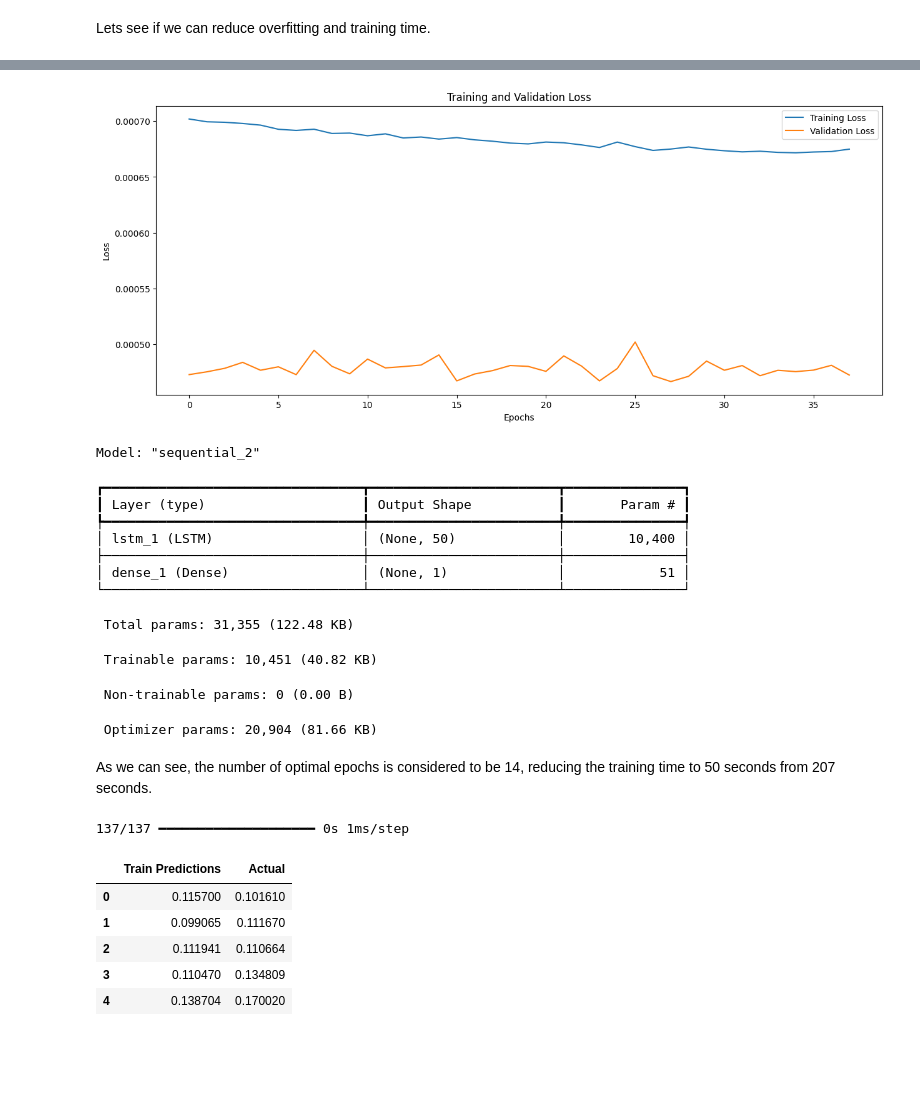
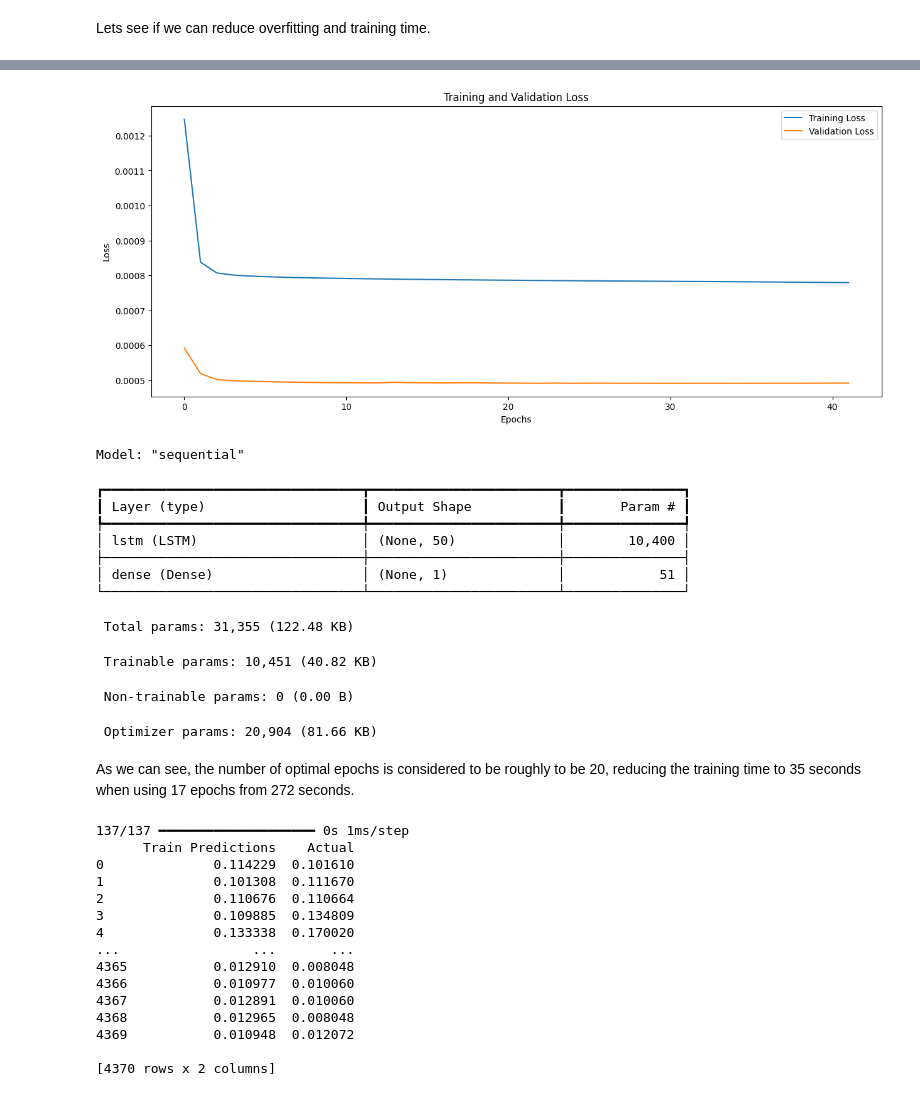
Before and after one commit to djjjones6/Group_Assessment_2, a Jupyter notebook: imran_v/LSTM_model.ipynb, the cells around one changed output, grey strips where cells are left out. Drawn from its saved outputs; the diff is of its cells as text; code cells hidden in the pictures; blank space fills up the shorter version.

Commit message:
updated model

```diff
--- a/imran_v/LSTM_model.ipynb
+++ b/imran_v/LSTM_model.ipynb
@@ -38,15 +38,13 @@ df.wnd_dir = df.wnd_dir.map(mapping)
 I will now scale the data and split into training and test data. We have decided on using a 90% split of data, and as it is time series data we will use the first 90% as training and last 10% as test.
 # %%
 df_scaled=df.copy()
-
 scaler = MinMaxScaler()
 
 df_scaled['date'] = pd.to_datetime(df_scaled['date'])
 
 df_scaled.set_index('date', inplace=True)
 
-columns = (['pollution', 'dew', 'temp', 'press', "wnd_dir", 'wnd_spd',
-       'snow', 'rain'])
+columns = (['pollution'])
 
 df_scaled = df_scaled[columns]
 df_scaled[columns] = scaler.fit_transform(df_scaled[columns])
@@ -64,3 +61,0 @@ df_scaled.head()
-# %%
-df_scaled=df_scaled['pollution'] #drop all columns for univariate apart from pollution and date
-df_scaled.head()
@@ -92,8 +79,8 @@ def create_sequences(data, sequence_length):
     sequences = []
     labels = []
     for i in range(len(data) - sequence_length):
-        sequences.append(data[i:i+sequence_length])  # Sequence of pollution values
-        labels.append(data[i+sequence_length])  # Next time step's pollution value (target)
+        sequences.append(data.iloc[i:i+sequence_length].values)  # Sequence of pollution values
+        labels.append(data.iloc[i + sequence_length])  # Next time step's pollution value (target)
     return np.array(sequences), np.array(labels)
 
 X_train, y_train = create_sequences(train_data, 10)
@@ -122,28 +111,28 @@ This is due to looking at the hardware requirements for using GPUs on tensorflow
 # %%
+# Set random seed for reproducibility, same seed used in mulitvariate LSTM for comparison
+tf.random.set_seed(7)
+
+
 model = Sequential()
-model.add(LSTM(units=50, return_sequences=False, input_shape=(X_train.shape[1], 1)))
+model.add(Input(shape=(X_train.shape[1], 1)))
+model.add(LSTM(units=50, return_sequences=False))
 model.add(Dense(1))
 
-# Compile the model
 model.compile(optimizer='adam', loss='mean_squared_error', metrics=[RootMeanSquaredError()])
 
-cpu_usage_before = psutil.cpu_percent(interval=1)
-print(f"CPU Usage Before Training: {cpu_usage_before}%")
+initial_weights = model.get_weights()
 
-start_time = time.time() #time taken for model to run
+start_time = time.time()
 
+# Train the model
 history = model.fit(
     X_train, y_train,
     epochs=100,
     batch_size=64,
-    validation_data=(X_test, y_test))
+    validation_data=(X_test, y_test)
+)
 
-cpu_usage_after = psutil.cpu_percent(interval=1)
-print(f"CPU Usage After Training: {cpu_usage_after}%")
-
-cpu_load_during_training = psutil.cpu_percent(interval=1)
-print(f"CPU Load During Training: {cpu_load_during_training}%")
-
+# Output the training time
 print("Training Time: ", time.time() - start_time)
 
 # Plot training and validation loss over epochs
@@ -179,6 +168,8 @@ Training Time:  272.5655748844147
 # %% [markdown]
 Lets see if we can reduce overfitting and training time.
 # %%
+model.set_weights(initial_weights)
+
 early_stopping = EarlyStopping(
     monitor='val_loss',          # Metric to monitor (could be 'val_accuracy', 'val_loss', etc.)
     patience=10,                 # Number of epochs to wait for improvement before stopping
@@ -228,31 +219,39 @@ Training Time:  47.743844985961914
-[figure, old version]
+[figure, new version]
-Model: "sequential_2"
+Model: "sequential"
 ┏━━━━━━━━━━━━━━━━━━━━━━━━━━━━━━━━━┳━━━━━━━━━━━━━━━━━━━━━━━━┳━━━━━━━━━━━━━━━┓
 ┃ Layer (type)                    ┃ Output Shape           ┃       Param # ┃
 ┡━━━━━━━━━━━━━━━━━━━━━━━━━━━━━━━━━╇━━━━━━━━━━━━━━━━━━━━━━━━╇━━━━━━━━━━━━━━━┩
-│ lstm_1 (LSTM)                   │ (None, 50)             │        10,400 │
+│ lstm (LSTM)                     │ (None, 50)             │        10,400 │
 ├─────────────────────────────────┼────────────────────────┼───────────────┤
-│ dense_1 (Dense)                 │ (None, 1)              │            51 │
+│ dense (Dense)                   │ (None, 1)              │            51 │
 └─────────────────────────────────┴────────────────────────┴───────────────┘
  Total params: 31,355 (122.48 KB)
  Trainable params: 10,451 (40.82 KB)
  Non-trainable params: 0 (0.00 B)
  Optimizer params: 20,904 (81.66 KB)
 # %% [markdown]
-As we can see, the number of optimal epochs is considered to be 14, reducing the training time to 50 seconds from 207 seconds.
+As we can see, the number of optimal epochs is considered to be roughly to be 20, reducing the training time to 35 seconds when using 17 epochs from 272 seconds.
 # %%
 test_predictions = model.predict(X_test).flatten()
 test_results = pd.DataFrame(data={'Train Predictions': test_predictions,
                                   'Actual':y_test.flatten()})
-test_results.head()
+print(test_results)
 # %% [output]
 137/137 ━━━━━━━━━━━━━━━━━━━━ 0s 1ms/step
+      Train Predictions    Actual
+0              0.114229  0.101610
+1              0.101308  0.111670
+2              0.110676  0.110664
+3              0.109885  0.134809
+4              0.133338  0.170020
+...                 ...       ...
+4365           0.012910  0.008048
+4366           0.010977  0.010060
+4367           0.012891  0.010060
+4368           0.012965  0.008048
+4369           0.010948  0.012072
+
+[4370 rows x 2 columns]
-|  | Train Predictions | Actual |
-| 0 | 0.115700 | 0.101610 |
-| 1 | 0.099065 | 0.111670 |
-| 2 | 0.111941 | 0.110664 |
-| 3 | 0.110470 | 0.134809 |
-| 4 | 0.138704 | 0.170020 |
 # %%
 plt.plot(test_results['Train Predictions'][:400], label='Predicted Values')
 plt.plot(test_results['Actual'][:400], label='True Values')
```
Also changed, not shown: parts of 29 cells of this notebook.
